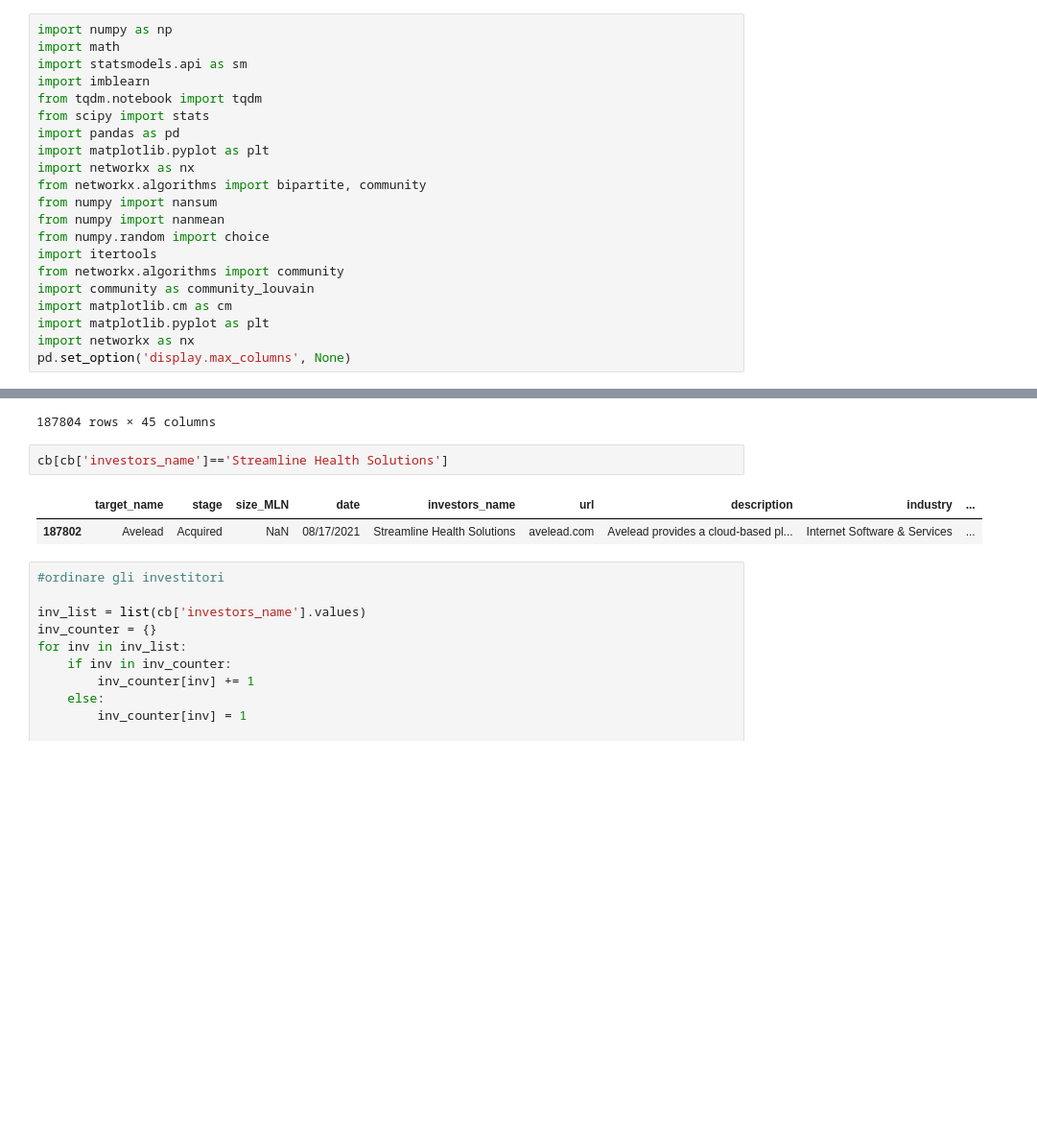
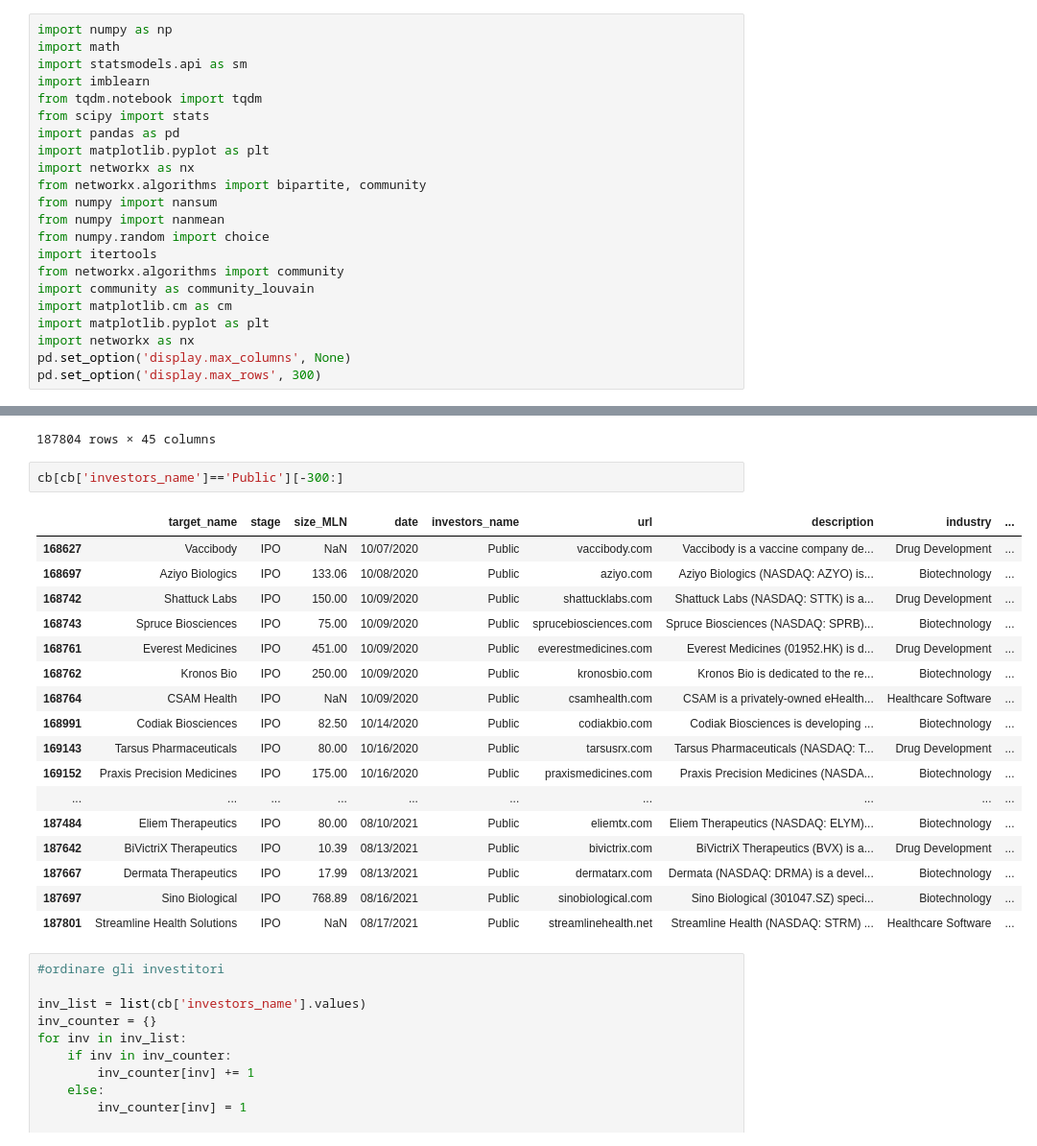
Before and after one commit to testalorenzo/crunch_net, a Jupyter notebook: notebook/CB.ipynb, the cells around one changed output, grey strips where cells are left out. Shown at 96% size. Saved outputs shown, nothing was run; the diff lists cells and outputs as text; blank space fills up the shorter version.

```diff
--- a/notebook/CB.ipynb
+++ b/notebook/CB.ipynb
@@ -19,6 +19,7 @@ import matplotlib.cm as cm
 import matplotlib.pyplot as plt
 import networkx as nx
 pd.set_option('display.max_columns', None)
+pd.set_option('display.max_rows', 300)
 # %% [markdown]
 ## Bipartite network generation
 # %% [markdown]
@@ -133,10 +119,25 @@ cb
 | 187803 | Dermatology Associates and Skin S... | Acquired | NaN | 08/17/2021 | Pinnacle Dermatology | dascwv.com | Dermatology Associates and Skin S... | Medical Facilities & Services | ... |
 187804 rows × 45 columns
 # %%
-cb[cb['investors_name']=='Streamline Health Solutions']
+cb[cb['investors_name']=='Public'][-300:]
 # %% [output]
 |  | target_name | stage | size_MLN | date | investors_name | url | description | industry | ... |
-| 187802 | Avelead | Acquired | NaN | 08/17/2021 | Streamline Health Solutions | avelead.com | Avelead provides a cloud-based pl... | Internet Software & Services | ... |
+| 168627 | Vaccibody | IPO | NaN | 10/07/2020 | Public | vaccibody.com | Vaccibody is a vaccine company de... | Drug Development | ... |
+| 168697 | Aziyo Biologics | IPO | 133.06 | 10/08/2020 | Public | aziyo.com | Aziyo Biologics (NASDAQ: AZYO) is... | Biotechnology | ... |
+| 168742 | Shattuck Labs | IPO | 150.00 | 10/09/2020 | Public | shattucklabs.com | Shattuck Labs (NASDAQ: STTK) is a... | Drug Development | ... |
+| 168743 | Spruce Biosciences | IPO | 75.00 | 10/09/2020 | Public | sprucebiosciences.com | Spruce Biosciences (NASDAQ: SPRB)... | Biotechnology | ... |
+| 168761 | Everest Medicines | IPO | 451.00 | 10/09/2020 | Public | everestmedicines.com | Everest Medicines (01952.HK) is d... | Drug Development | ... |
+| 168762 | Kronos Bio | IPO | 250.00 | 10/09/2020 | Public | kronosbio.com | Kronos Bio is dedicated to the re... | Biotechnology | ... |
+| 168764 | CSAM Health | IPO | NaN | 10/09/2020 | Public | csamhealth.com | CSAM is a privately-owned eHealth... | Healthcare Software | ... |
+| 168991 | Codiak Biosciences | IPO | 82.50 | 10/14/2020 | Public | codiakbio.com | Codiak Biosciences is developing ... | Biotechnology | ... |
+| 169143 | Tarsus Pharmaceuticals | IPO | 80.00 | 10/16/2020 | Public | tarsusrx.com | Tarsus Pharmaceuticals (NASDAQ: T... | Drug Development | ... |
+| 169152 | Praxis Precision Medicines | IPO | 175.00 | 10/16/2020 | Public | praxismedicines.com | Praxis Precision Medicines (NASDA... | Biotechnology | ... |
+| ... | ... | ... | ... | ... | ... | ... | ... | ... | ... |
+| 187484 | Eliem Therapeutics | IPO | 80.00 | 08/10/2021 | Public | eliemtx.com | Eliem Therapeutics (NASDAQ: ELYM)... | Biotechnology | ... |
+| 187642 | BiVictriX Therapeutics | IPO | 10.39 | 08/13/2021 | Public | bivictrix.com | BiVictriX Therapeutics (BVX) is a... | Drug Development | ... |
+| 187667 | Dermata Therapeutics | IPO | 17.99 | 08/13/2021 | Public | dermatarx.com | Dermata (NASDAQ: DRMA) is a devel... | Biotechnology | ... |
+| 187697 | Sino Biological | IPO | 768.89 | 08/16/2021 | Public | sinobiological.com | Sino Biological (301047.SZ) speci... | Biotechnology | ... |
+| 187801 | Streamline Health Solutions | IPO | NaN | 08/17/2021 | Public | streamlinehealth.net | Streamline Health (NASDAQ: STRM) ... | Healthcare Software | ... |
 # %%
 #ordinare gli investitori
 
```
Also changed, not shown: parts of 41 cells of this notebook, 1 other file.
